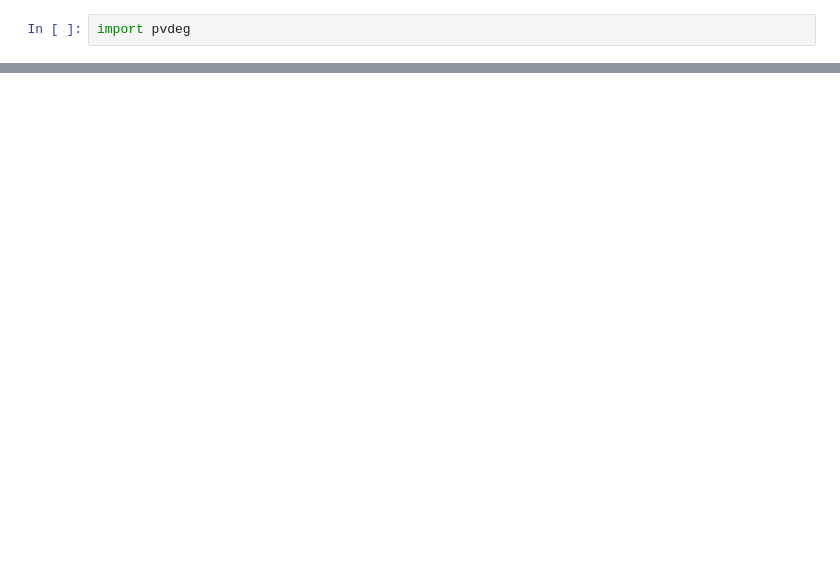
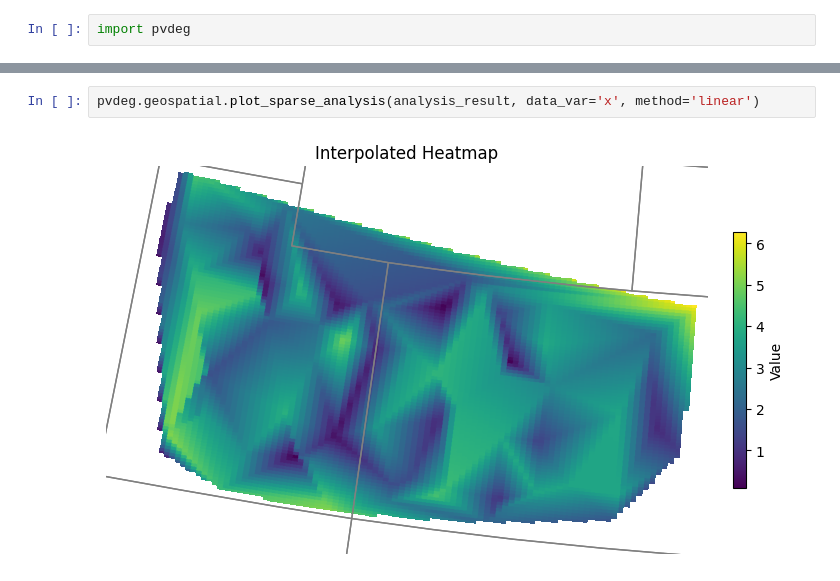
Before and after one commit to NREL/PVDegradationTools, a Jupyter notebook: tutorials_and_tools/tutorials_and_tools/Scenario - Non-uniform Mountain Prefferential Downselect.ipynb, the cells around one changed output, grey strips where cells are left out. Cells and saved outputs as stored; diff of their text form; blank space fills up the shorter version.

```diff
--- a/tutorials_and_tools/tutorials_and_tools/Scenario - Non-uniform Mountain Prefferential Downselect.ipynb
+++ b/tutorials_and_tools/tutorials_and_tools/Scenario - Non-uniform Mountain Prefferential Downselect.ipynb
@@ -382,0 +132,4 @@ plt.show()
+# %%
+pvdeg.geospatial.plot_sparse_analysis(analysis_result, data_var='x', method='linear')
+# %% [output]
+[figure, added]
```
Also changed, not shown: parts of 30 cells of this notebook, 1 other file.
